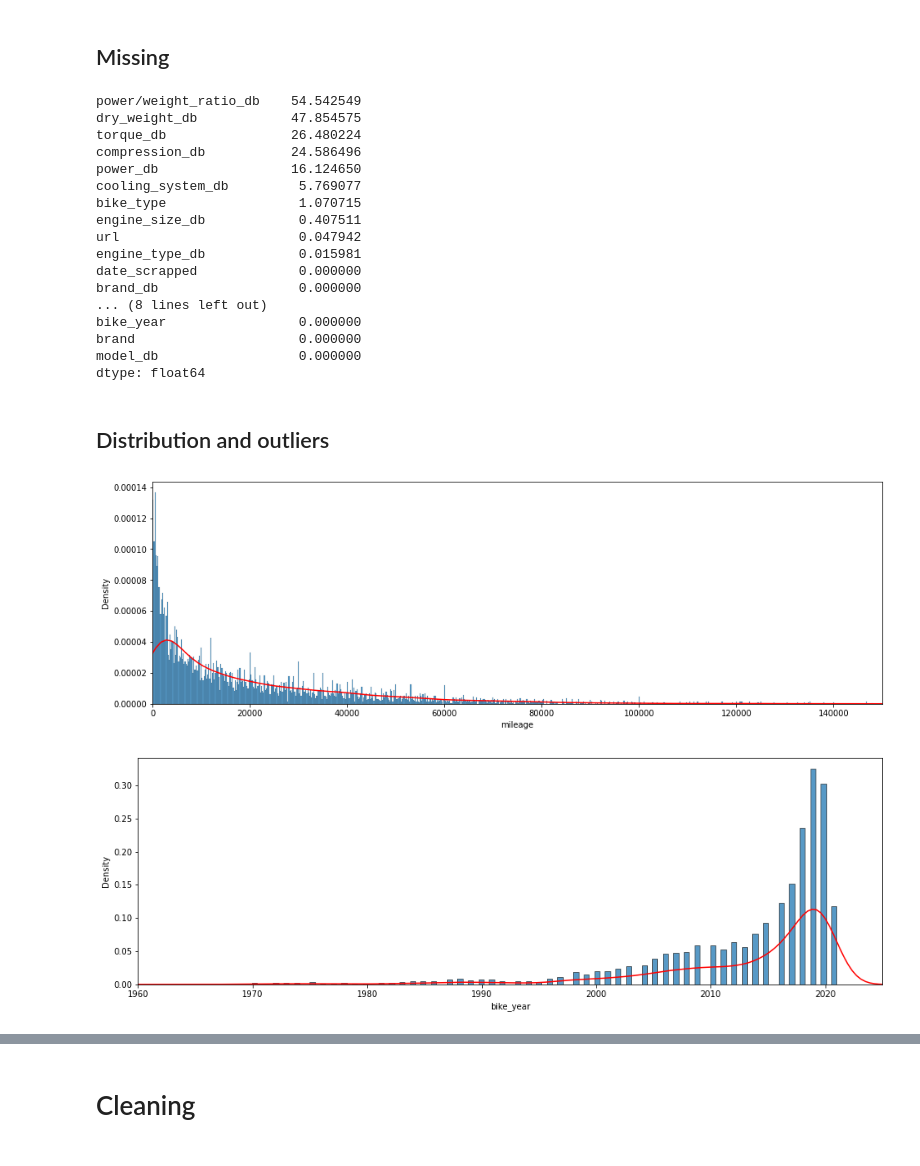
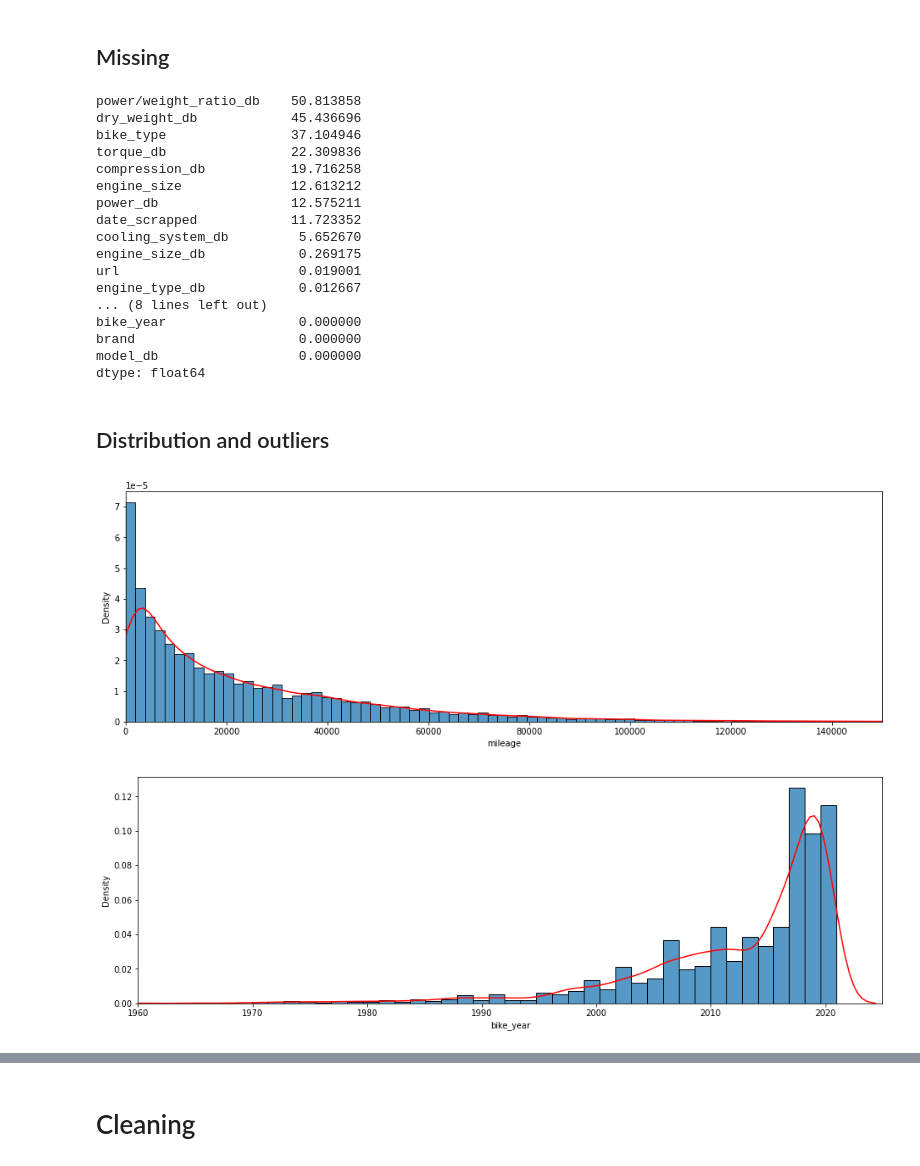
Before and after one commit to AnthonyDF/tresboncoin, a Jupyter notebook: notebooks/victor/moto_analysis_fuzzy-updated.ipynb, the cells around one changed output, grey strips where cells are left out. Cells and saved outputs as stored; diff of their text form; code cells hidden in the pictures.

```diff
--- a/notebooks/victor/moto_analysis_fuzzy-updated.ipynb
+++ b/notebooks/victor/moto_analysis_fuzzy-updated.ipynb
@@ -32,2 +38,3 @@ from sklearn.neighbors import KNeighborsRegressor
 # %%
-data = pd.read_csv("../../tresboncoin/data/master_with_fuzzy_and_cleaning_old.csv")
+data = pd.read_csv("../../tresboncoin/data/master/master_with_fuzzy_and_cleaning.csv")
+data.shape
@@ -90,18 +90,18 @@ print(str(size_before - size_after) + " duplicates were removed.")
 # %%
 100 * data.isnull().sum().sort_values(ascending=False)/len(data)
 # %% [output]
-power/weight_ratio_db    54.542549
-dry_weight_db            47.854575
-torque_db                26.480224
-compression_db           24.586496
-power_db                 16.124650
-cooling_system_db         5.769077
-bike_type                 1.070715
-engine_size_db            0.407511
-url                       0.047942
-engine_type_db            0.015981
-date_scrapped             0.000000
-brand_db                  0.000000
+power/weight_ratio_db    50.813858
+dry_weight_db            45.436696
+bike_type                37.104946
+torque_db                22.309836
+compression_db           19.716258
+engine_size              12.613212
+power_db                 12.575211
+date_scrapped            11.723352
+cooling_system_db         5.652670
+engine_size_db            0.269175
+url                       0.019001
+engine_type_db            0.012667
 ... (8 lines left out)
 bike_year                 0.000000
 brand                     0.000000
@@ -111,18 +111,18 @@ dtype: float64
 ## Distribution and outliers
 # %%
 fig = plt.figure(figsize=(16, 5))
-sns.histplot(data["mileage"], palette='Blues', stat='density', bins=1000)
+sns.histplot(data["mileage"], palette='Blues', stat='density', bins=100)
 sns.kdeplot(data["mileage"], color='red')
 plt.xlim(0, 150000);
 # %% [output]
-[figure, old version]
+[figure, new version]
 # %%
 fig = plt.figure(figsize=(16, 5))
-sns.histplot(data["bike_year"], palette='Blues', stat='density', bins=150)
+sns.histplot(data["bike_year"], palette='Blues', stat='density', bins=50)
 sns.kdeplot(data["bike_year"], color='red')
 plt.xlim(1960, 2025);
 # %% [output]
-[figure, old version]
+[figure, new version]
 # %%
 fig = plt.figure(figsize=(16, 5))
 sns.histplot(data["price"], palette='Blues', stat='density', bins=40)
```
Also changed, not shown: parts of 47 cells of this notebook.
